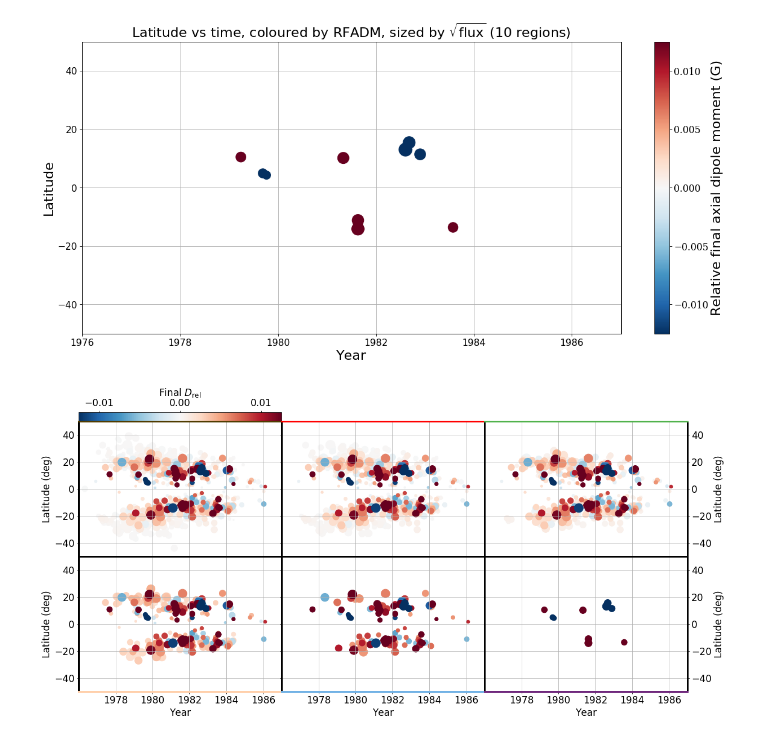
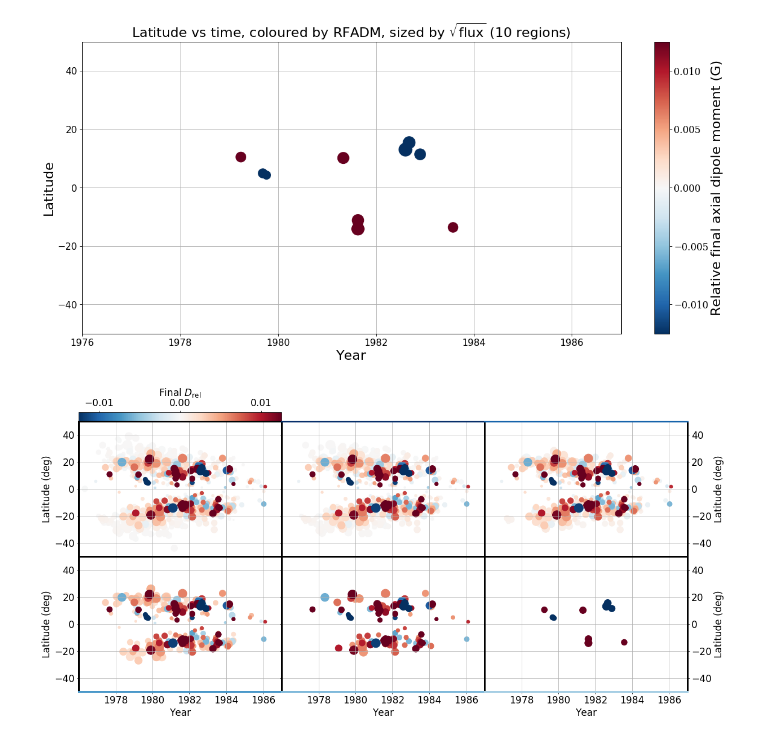
Before and after one commit to twhitbread/python-scatter, a Jupyter notebook: pythonscatter_c21_threecycles_decay.ipynb, the cells around one changed output. Cells and saved outputs as stored; diff of their text form; code cells hidden in the pictures.

Commit message:
Changed plots 3 and 10 - improve legend?

```diff
--- a/pythonscatter_c21_threecycles_decay.ipynb
+++ b/pythonscatter_c21_threecycles_decay.ipynb
@@ -677,39 +677,39 @@ ax1.spines['bottom'].set_linewidth(3)
 ax1.spines['top'].set_linewidth(3)
 ax1.spines['right'].set_linewidth(3)
 ax1.spines['left'].set_linewidth(3)
-ax1.spines['top'].set_color(brown)
+ax1.spines['top'].set_color('k')
 
 ax2.spines['bottom'].set_linewidth(3)
 ax2.spines['top'].set_linewidth(3)
 ax2.spines['right'].set_linewidth(3)
 ax2.spines['left'].set_linewidth(3)
-ax2.spines['top'].set_color('red')
+ax2.spines['top'].set_color(cm.Blues(1.0))
 
 ax3.spines['bottom'].set_linewidth(3)
 ax3.spines['top'].set_linewidth(3)
 ax3.spines['right'].set_linewidth(3)
 ax3.spines['left'].set_linewidth(3)
-ax3.spines['top'].set_color(green)
+ax3.spines['top'].set_color(cm.Blues(0.8))
 
 ax4.spines['bottom'].set_linewidth(3)
 ax4.spines['top'].set_linewidth(3)
 ax4.spines['right'].set_linewidth(3)
 ax4.spines['left'].set_linewidth(3)
-ax4.spines['bottom'].set_color(peach)
+ax4.spines['bottom'].set_color(cm.Blues(0.6))
 
 ax5.spines['bottom'].set_linewidth(3)
 ax5.spines['top'].set_linewidth(3)
 ax5.spines['right'].set_linewidth(3)
 ax5.spines['left'].set_linewidth(3)
-ax5.spines['bottom'].set_color(blue)
+ax5.spines['bottom'].set_color(cm.Blues(0.45))
 
 ax6.spines['bottom'].set_linewidth(3)
 ax6.spines['top'].set_linewidth(3)
 ax6.spines['right'].set_linewidth(3)
 ax6.spines['left'].set_linewidth(3)
-ax6.spines['bottom'].set_color(purple)
+ax6.spines['bottom'].set_color(cm.Blues(0.35))
 
 
 #plt.savefig('/home/grads/xsxs53/Documents/phd/Papers/regions_axd/c21_6panel.eps', format='eps', dpi=300,bbox_inches='tight')
 # %% [output]
-[figure, old version]
+[figure, new version]
```
Also changed, not shown: 2 other files.
